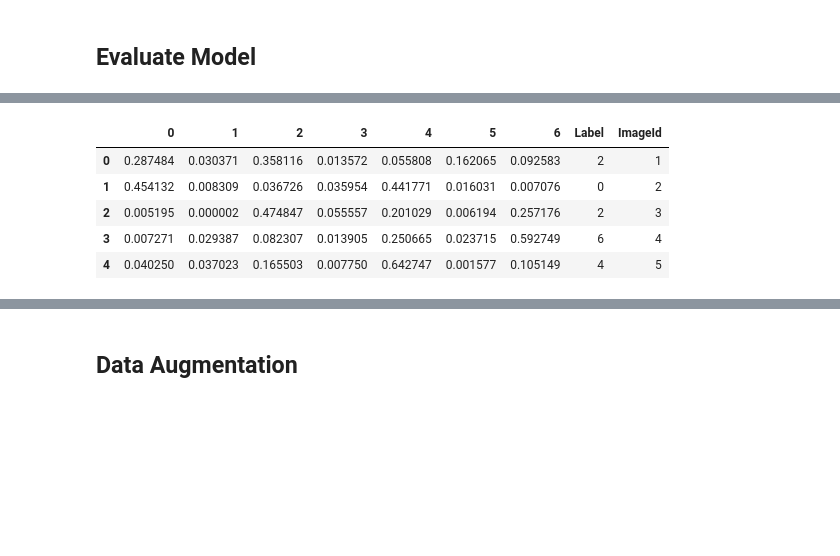
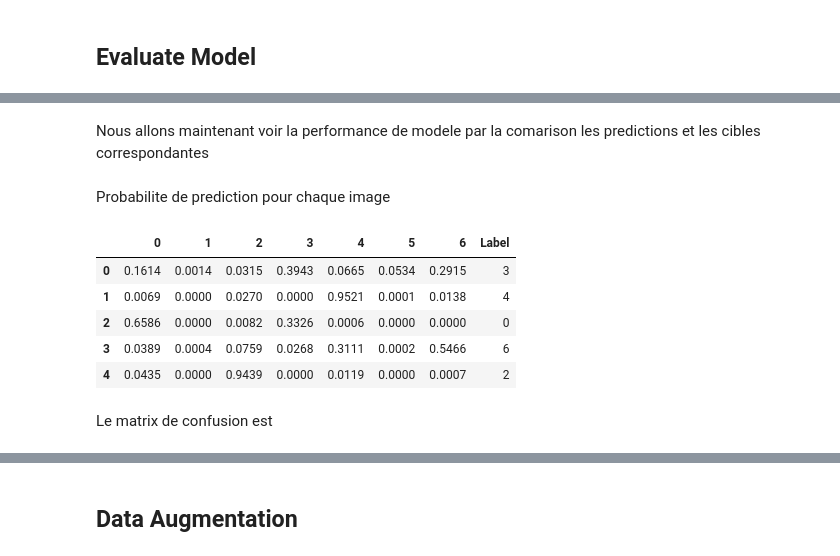
Before and after one commit to jianguo77/ProSyn3, a Jupyter notebook: prosyn3_commentaires.ipynb, the cells around one changed output, grey strips where cells are left out. Saved outputs shown, nothing was run; the diff lists cells and outputs as text; code cells hidden in the pictures; blank space fills up the shorter version.

```diff
--- a/prosyn3_commentaires.ipynb
+++ b/prosyn3_commentaires.ipynb
@@ -299,5 +373,6 @@ model.add(Dense(7,activation=tf.nn.softmax))
 # %%
-#Compile the model
-optimizer = 'adam'
-model.compile(optimizer=optimizer, loss='categorical_crossentropy', metrics=['accuracy'])
+# Compile the model
+# optimizer = 'adam'
+# model.compile(optimizer=optimizer, loss='categorical_crossentropy', metrics=['accuracy'])
+model.compile(optimizer='adam', loss='categorical_crossentropy', metrics=['accuracy'])
 # %% [markdown]
@@ -327,4 +402,4 @@ _________________________________________________________________
 # %%
-l = model.fit(x=X_train, y=Y_train, validation_data = (X_test, Y_test), batch_size=50, epochs=10)
+# l = model.fit(x=X_train, y=Y_train, validation_data = (X_valid, Y_valid), batch_size=32, epochs=30)
 # %% [output]
 Train on 28709 samples, validate on 3589 samples
@@ -388,3 +465,5 @@ sns.lineplot(data=df_history[['accuracy','val_accuracy']], palette="tab10", line
+# %% [markdown]
+<p>Nous allons maintenant voir la performance de modele par la comarison les predictions et les cibles correspondantes</p>
 # %%
 # load test data and make prediction
 y_pred = model.predict(X_test)
@@ -394,14 +473,18 @@ submission = pd.DataFrame(data=y_pred)
 
 # set label as the 0-6 class with highest value
 submission['Label'] = submission.idxmax(axis=1)
-submission['ImageId'] = np.asarray([i+1 for i in range(submission.shape[0])])
+# submission['ImageId'] = np.asarray([i+1 for i in range(submission.shape[0])])
+# %% [markdown]
+<p>Probabilite de prediction pour chaque image</p>
 # %%
-submission.head()
+submission.head().round(4)
 # %% [output]
-|  | 0 | 1 | 2 | 3 | 4 | 5 | 6 | Label | ImageId |
-| 0 | 0.287484 | 0.030371 | 0.358116 | 0.013572 | 0.055808 | 0.162065 | 0.092583 | 2 | 1 |
-| 1 | 0.454132 | 0.008309 | 0.036726 | 0.035954 | 0.441771 | 0.016031 | 0.007076 | 0 | 2 |
-| 2 | 0.005195 | 0.000002 | 0.474847 | 0.055557 | 0.201029 | 0.006194 | 0.257176 | 2 | 3 |
-| 3 | 0.007271 | 0.029387 | 0.082307 | 0.013905 | 0.250665 | 0.023715 | 0.592749 | 6 | 4 |
-| 4 | 0.040250 | 0.037023 | 0.165503 | 0.007750 | 0.642747 | 0.001577 | 0.105149 | 4 | 5 |
+|  | 0 | 1 | 2 | 3 | 4 | 5 | 6 | Label |
+| 0 | 0.1614 | 0.0014 | 0.0315 | 0.3943 | 0.0665 | 0.0534 | 0.2915 | 3 |
+| 1 | 0.0069 | 0.0000 | 0.0270 | 0.0000 | 0.9521 | 0.0001 | 0.0138 | 4 |
+| 2 | 0.6586 | 0.0000 | 0.0082 | 0.3326 | 0.0006 | 0.0000 | 0.0000 | 0 |
+| 3 | 0.0389 | 0.0004 | 0.0759 | 0.0268 | 0.3111 | 0.0002 | 0.5466 | 6 |
+| 4 | 0.0435 | 0.0000 | 0.9439 | 0.0000 | 0.0119 | 0.0000 | 0.0007 | 2 |
+# %% [markdown]
+<p>Le matrix de confusion est
 # %%
```
Also changed, not shown: parts of 101 cells of this notebook.
